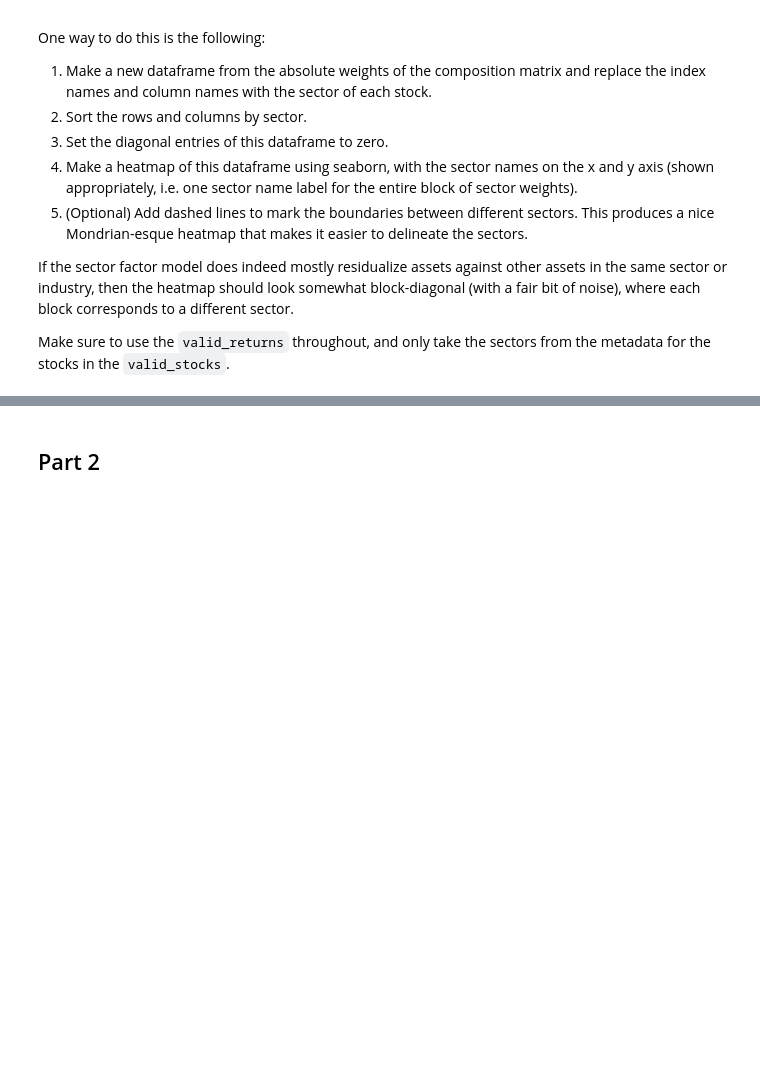
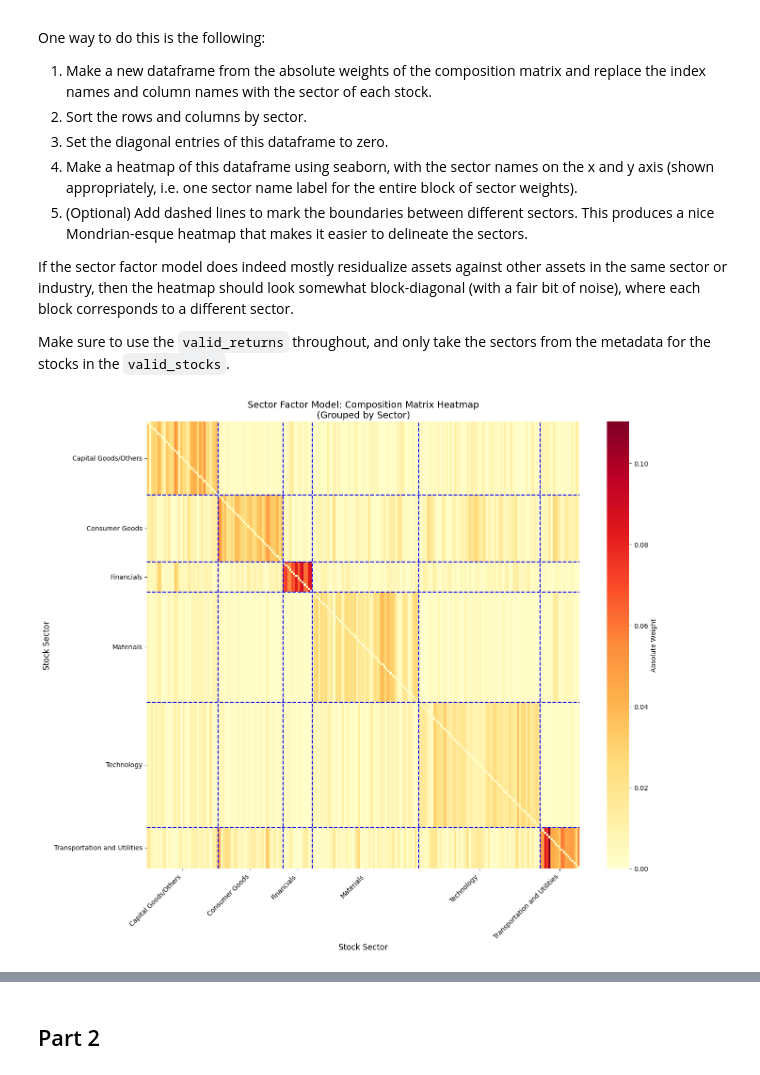
Before and after one commit to YifanGeng/MSE244HW, a Jupyter notebook: HW3/MSE244_HW3.ipynb, the cells around one changed output, grey strips where cells are left out. Saved outputs shown, nothing was run; the diff lists cells and outputs as text; code cells hidden in the pictures; blank space fills up the shorter version.

```diff
--- a/HW3/MSE244_HW3.ipynb
+++ b/HW3/MSE244_HW3.ipynb
@@ -1044,0 +1046,91 @@ Make sure to use the `valid_returns` throughout, and only take the sectors from
+# %%
+# Begin your answer here; Feel free to add code and markdown cells as needed.
+
+# absolute values of composition matrix
+abs_comp_mtx = sector_comp_mtx.abs()
+
+# sector information for valid stocks
+valid_metadata = metadata.loc[valid_stocks]
+stock_sectors = valid_metadata['Sector']
+
+# DataFrame with sector info and sort by sector
+sector_order_df = pd.DataFrame({
+    'ticker': valid_stocks,
+    'sector': stock_sectors
+}).sort_values('sector')
+
+# sorted ticker order
+sorted_tickers = sector_order_df['ticker'].values
+
+# Reorder the composition matrix
+sector_comp = abs_comp_mtx.loc[sorted_tickers, sorted_tickers].copy()
+
+sector_comp.index = sector_order_df['sector'].values
+sector_comp.columns = sector_order_df['sector'].values
+
+# Set diagonal to zero
+np.fill_diagonal(sector_comp.values, 0)
+
+# heatmap
+plt.figure(figsize=(14, 12))
+sns.heatmap(sector_comp, cmap='YlOrRd', cbar_kws={'label': 'Absolute Weight'})
+
+# Boundary lines
+sectors_sorted = sorted(stock_sectors.unique())
+boundaries = []
+current_pos = 0
+for sector in sectors_sorted:
+    count = (sector_order_df['sector'] == sector).sum()
+    current_pos += count
+    boundaries.append(current_pos)
+
+# Draw boundary lines
+for boundary in boundaries[:-1]:  # Skip the last one
+    plt.axhline(y=boundary, color='blue', linestyle='--', linewidth=1.5)
+    plt.axvline(x=boundary, color='blue', linestyle='--', linewidth=1.5)
+
+plt.title('Sector Factor Model: Composition Matrix Heatmap\n(Grouped by Sector)',
+          fontsize=14)
+plt.xlabel('Stock Sector', fontsize=12)
+plt.ylabel('Stock Sector', fontsize=12)
+
+tick_positions = []
+tick_labels = []
+current_pos = 0
+for sector in sectors_sorted:
+    count = (sector_order_df['sector'] == sector).sum()
+    tick_positions.append(current_pos + count/2)
+    tick_labels.append(sector)
+    current_pos += count
+
+plt.xticks(tick_positions, tick_labels, rotation=45, ha='right')
+plt.yticks(tick_positions, tick_labels, rotation=0)
+
+plt.tight_layout()
+plt.show()
+
+# Analysis
+print("Analysis:")
+print("-" * 50)
+
+# Calculate average weights within same sector vs across different sectors
+same_sector_weights = []
+diff_sector_weights = []
+
+for i, sector_i in enumerate(stock_sectors):
+    for j, sector_j in enumerate(stock_sectors):
+        if i != j:  # Exclude diagonal
+            weight = abs_comp_mtx.iloc[i, j]
+            if sector_i == sector_j:
+                same_sector_weights.append(weight)
+            else:
+                diff_sector_weights.append(weight)
+
+avg_same = np.mean(same_sector_weights)
+avg_diff = np.mean(diff_sector_weights)
+
+print(f"Average within-sector weight: {avg_same:.6f}")
+print(f"Average cross-sector weight: {avg_diff:.6f}")
+print(f"Ratio (within/cross): {avg_same/avg_diff:.2f}")
+# %% [output]
+[figure, added]
```
Also changed, not shown: parts of 11 cells of this notebook.
